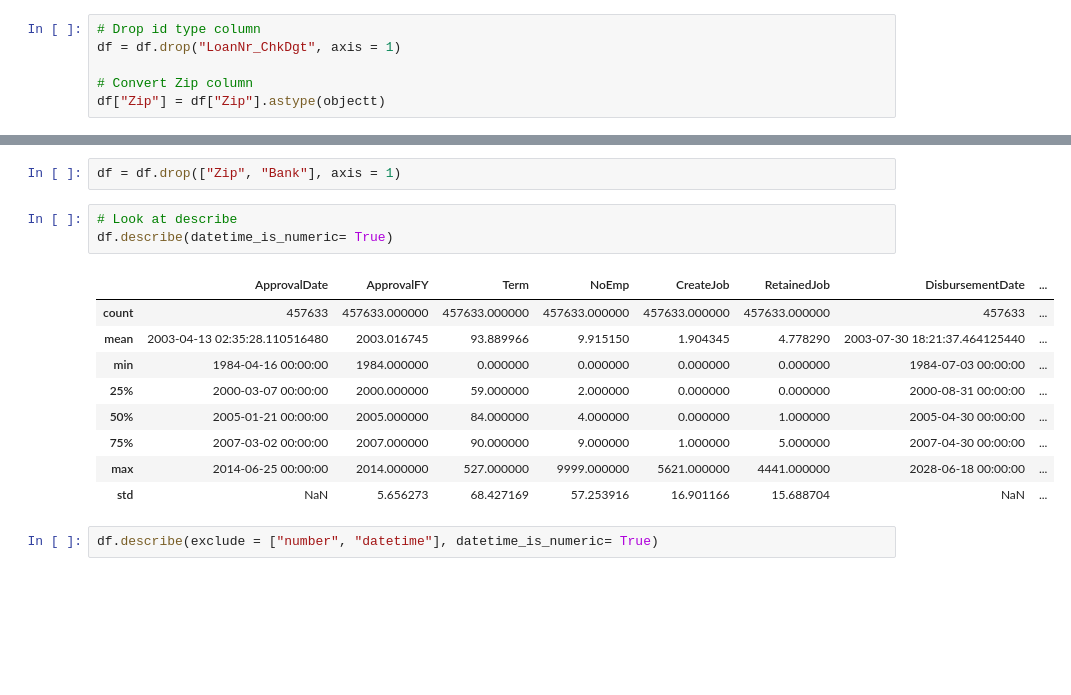
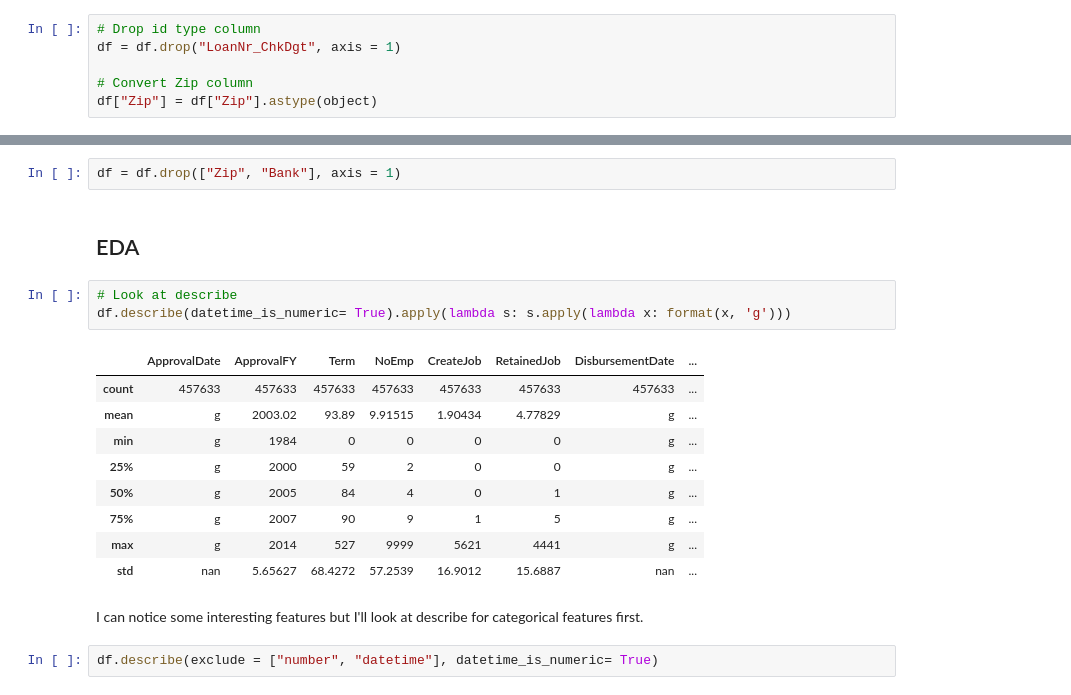
Before and after one commit to ik-okoro/SBA-Loans, a Jupyter notebook: SBA Loans Model.ipynb, the cells around one changed output, grey strips where cells are left out. Saved outputs shown, nothing was run; the diff lists cells and outputs as text; blank space fills up the shorter version.

```diff
--- a/SBA Loans Model.ipynb
+++ b/SBA Loans Model.ipynb
@@ -332,7 +332,7 @@ Dont need *LoanNr_ChkDgt*, *Zip* should be an object, dates should be changed to
 df = df.drop("LoanNr_ChkDgt", axis = 1)
 
 # Convert Zip column
-df["Zip"] = df["Zip"].astype(objectt)
+df["Zip"] = df["Zip"].astype(object)
 # %%
 # Convert approval date and disbursement date
 
@@ -906,19 +895,23 @@ dtype: int64
 I think it could have been cool to use the zip code and banks as features but the cardinality is just too high. Drop these columns
 # %%
 df = df.drop(["Zip", "Bank"], axis = 1)
+# %% [markdown]
+## EDA
 # %%
 # Look at describe
-df.describe(datetime_is_numeric= True)
+df.describe(datetime_is_numeric= True).apply(lambda s: s.apply(lambda x: format(x, 'g')))
 # %% [output]
 |  | ApprovalDate | ApprovalFY | Term | NoEmp | CreateJob | RetainedJob | DisbursementDate | ... |
-| count | 457633 | 457633.000000 | 457633.000000 | 457633.000000 | 457633.000000 | 457633.000000 | 457633 | ... |
-| mean | 2003-04-13 02:35:28.110516480 | 2003.016745 | 93.889966 | 9.915150 | 1.904345 | 4.778290 | 2003-07-30 18:21:37.464125440 | ... |
-| min | 1984-04-16 00:00:00 | 1984.000000 | 0.000000 | 0.000000 | 0.000000 | 0.000000 | 1984-07-03 00:00:00 | ... |
-| 25% | 2000-03-07 00:00:00 | 2000.000000 | 59.000000 | 2.000000 | 0.000000 | 0.000000 | 2000-08-31 00:00:00 | ... |
-| 50% | 2005-01-21 00:00:00 | 2005.000000 | 84.000000 | 4.000000 | 0.000000 | 1.000000 | 2005-04-30 00:00:00 | ... |
-| 75% | 2007-03-02 00:00:00 | 2007.000000 | 90.000000 | 9.000000 | 1.000000 | 5.000000 | 2007-04-30 00:00:00 | ... |
-| max | 2014-06-25 00:00:00 | 2014.000000 | 527.000000 | 9999.000000 | 5621.000000 | 4441.000000 | 2028-06-18 00:00:00 | ... |
-| std | NaN | 5.656273 | 68.427169 | 57.253916 | 16.901166 | 15.688704 | NaN | ... |
+| count | 457633 | 457633 | 457633 | 457633 | 457633 | 457633 | 457633 | ... |
+| mean | g | 2003.02 | 93.89 | 9.91515 | 1.90434 | 4.77829 | g | ... |
+| min | g | 1984 | 0 | 0 | 0 | 0 | g | ... |
+| 25% | g | 2000 | 59 | 2 | 0 | 0 | g | ... |
+| 50% | g | 2005 | 84 | 4 | 0 | 1 | g | ... |
+| 75% | g | 2007 | 90 | 9 | 1 | 5 | g | ... |
+| max | g | 2014 | 527 | 9999 | 5621 | 4441 | g | ... |
+| std | nan | 5.65627 | 68.4272 | 57.2539 | 16.9012 | 15.6887 | nan | ... |
+# %% [markdown]
+I can notice some interesting features but I'll look at describe for categorical features first.
 # %%
 df.describe(exclude = ["number", "datetime"], datetime_is_numeric= True)
 # %% [output]
```
Also changed, not shown: parts of 23 cells of this notebook.
